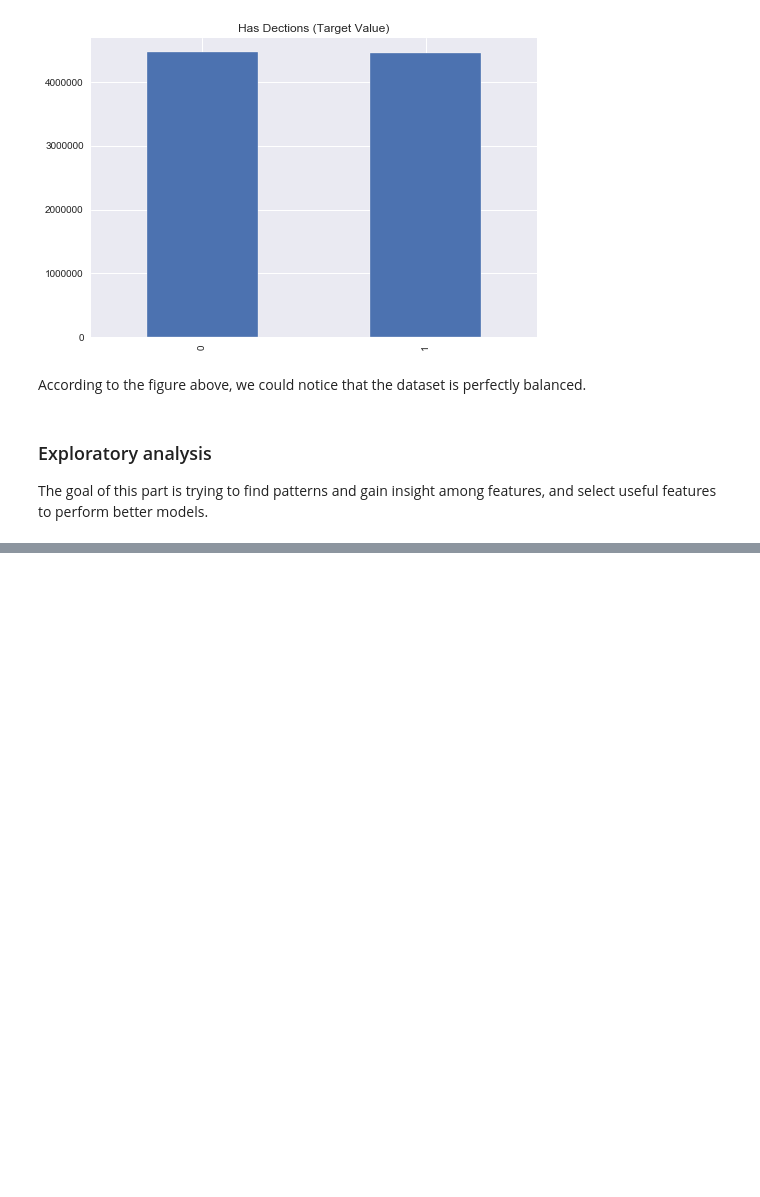
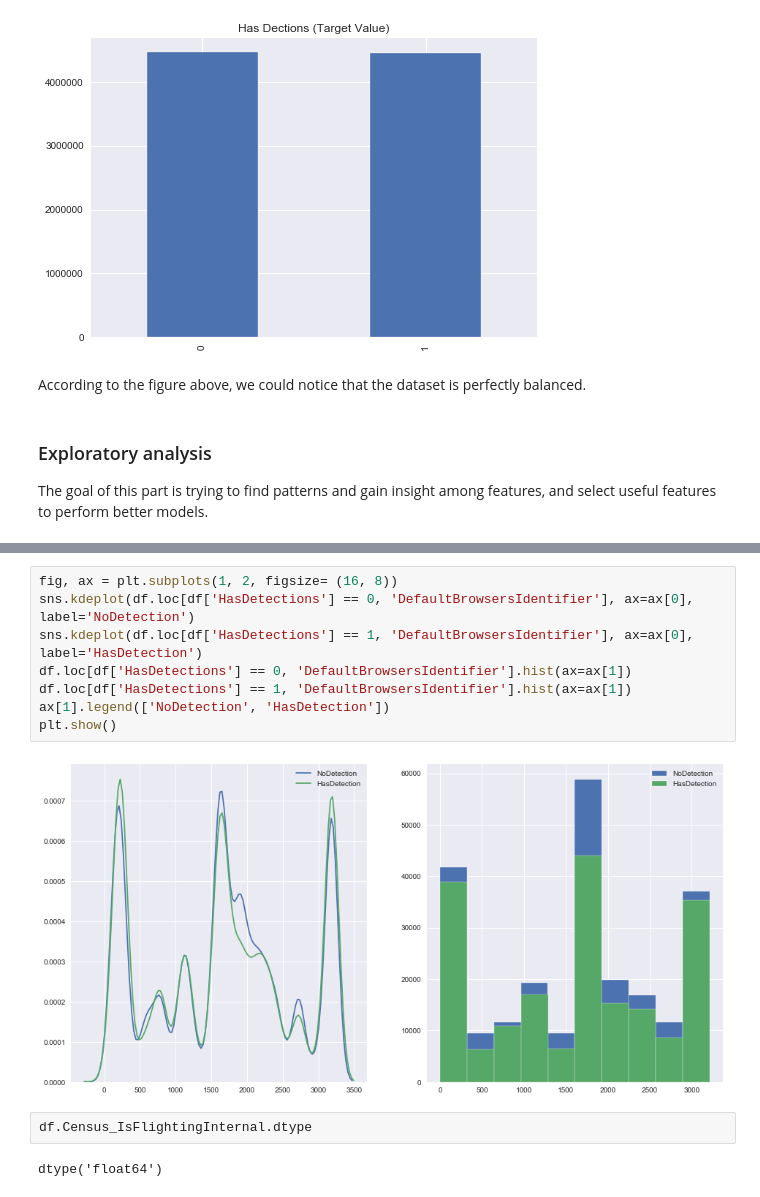
Before and after one commit to jacquelineguo/DS_Capstone_2, a Jupyter notebook: Capstone_Project_Microsoft_Malware_Prediction.ipynb, the cells around one changed output, grey strips where cells are left out. Drawn from its saved outputs; the diff is of its cells as text; blank space fills up the shorter version.

```diff
--- a/Capstone_Project_Microsoft_Malware_Prediction.ipynb
+++ b/Capstone_Project_Microsoft_Malware_Prediction.ipynb
@@ -91,0 +145,14 @@ The goal of this part is trying to find patterns and gain insight among features
+# %%
+fig, ax = plt.subplots(1, 2, figsize= (16, 8))
+sns.kdeplot(df.loc[df['HasDetections'] == 0, 'DefaultBrowsersIdentifier'], ax=ax[0], label='NoDetection')
+sns.kdeplot(df.loc[df['HasDetections'] == 1, 'DefaultBrowsersIdentifier'], ax=ax[0], label='HasDetection')
+df.loc[df['HasDetections'] == 0, 'DefaultBrowsersIdentifier'].hist(ax=ax[1])
+df.loc[df['HasDetections'] == 1, 'DefaultBrowsersIdentifier'].hist(ax=ax[1])
+ax[1].legend(['NoDetection', 'HasDetection'])
+plt.show()
+# %% [output]
+[figure, added]
+# %%
+df.Census_IsFlightingInternal.dtype
+# %% [output]
+dtype('float64')
```
Also changed, not shown: parts of 7 cells of this notebook.
